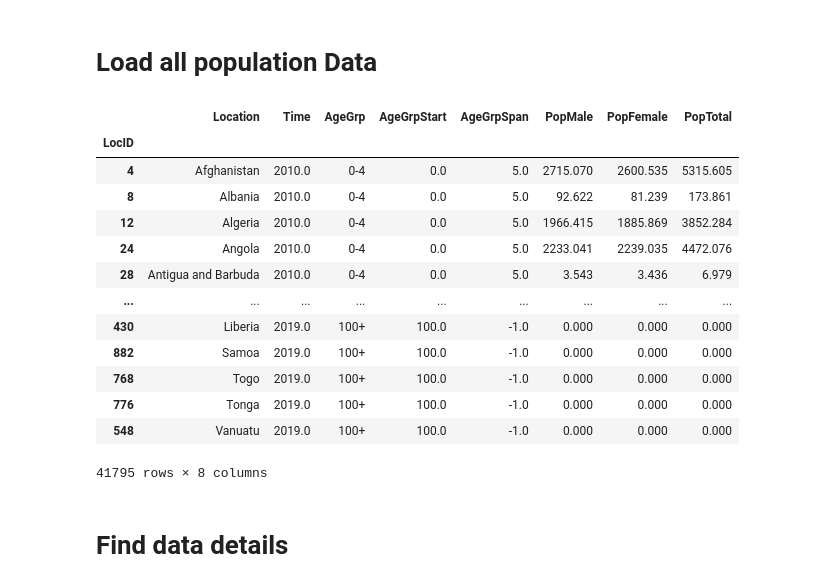
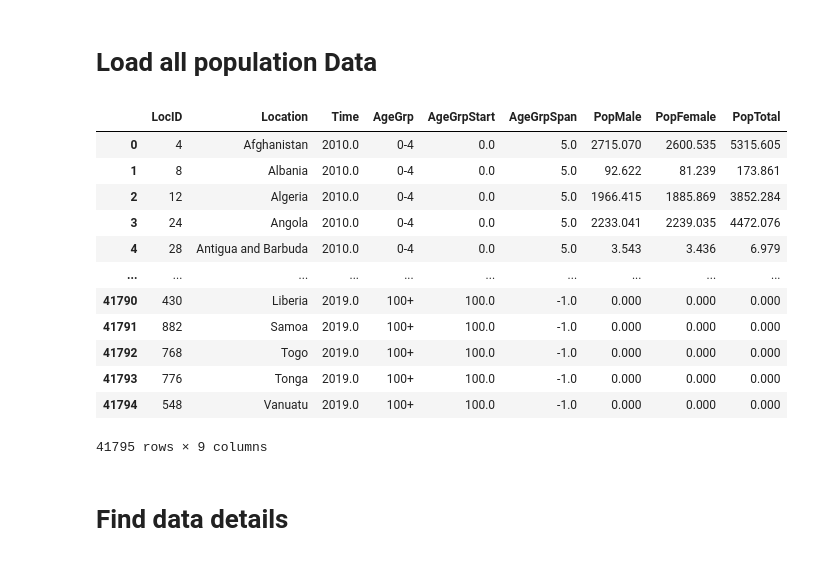
Before and after one commit to Sayali-hatwar/ETL_pandas_Task, a Jupyter notebook: population10-19.ipynb, the cells around one changed output. Cells and saved outputs as stored; diff of their text form; code cells hidden in the pictures.

Commit message:
Uploaded ETL processed population file

```diff
--- a/population10-19.ipynb
+++ b/population10-19.ipynb
@@ -3,24 +3,23 @@
 # %%
 import pandas as pd
 
-pop_2010_2019_df = pd.read_csv('population-2010-2019.csv',skiprows=1,header = 1,index_col=0)
+pop_2010_2019_df = pd.read_csv('population-2010-2019.csv',skiprows=1,header = 1)
 
 pop_2010_2019_df
 # %% [output]
-|  | Location | Time | AgeGrp | AgeGrpStart | AgeGrpSpan | PopMale | PopFemale | PopTotal |
-| LocID |  |  |  |  |  |  |  |  |
-| 4 | Afghanistan | 2010.0 | 0-4 | 0.0 | 5.0 | 2715.070 | 2600.535 | 5315.605 |
-| 8 | Albania | 2010.0 | 0-4 | 0.0 | 5.0 | 92.622 | 81.239 | 173.861 |
-| 12 | Algeria | 2010.0 | 0-4 | 0.0 | 5.0 | 1966.415 | 1885.869 | 3852.284 |
-| 24 | Angola | 2010.0 | 0-4 | 0.0 | 5.0 | 2233.041 | 2239.035 | 4472.076 |
-| 28 | Antigua and Barbuda | 2010.0 | 0-4 | 0.0 | 5.0 | 3.543 | 3.436 | 6.979 |
-| ... | ... | ... | ... | ... | ... | ... | ... | ... |
-| 430 | Liberia | 2019.0 | 100+ | 100.0 | -1.0 | 0.000 | 0.000 | 0.000 |
-| 882 | Samoa | 2019.0 | 100+ | 100.0 | -1.0 | 0.000 | 0.000 | 0.000 |
-| 768 | Togo | 2019.0 | 100+ | 100.0 | -1.0 | 0.000 | 0.000 | 0.000 |
-| 776 | Tonga | 2019.0 | 100+ | 100.0 | -1.0 | 0.000 | 0.000 | 0.000 |
-| 548 | Vanuatu | 2019.0 | 100+ | 100.0 | -1.0 | 0.000 | 0.000 | 0.000 |
+|  | LocID | Location | Time | AgeGrp | AgeGrpStart | AgeGrpSpan | PopMale | PopFemale | PopTotal |
+| 0 | 4 | Afghanistan | 2010.0 | 0-4 | 0.0 | 5.0 | 2715.070 | 2600.535 | 5315.605 |
+| 1 | 8 | Albania | 2010.0 | 0-4 | 0.0 | 5.0 | 92.622 | 81.239 | 173.861 |
+| 2 | 12 | Algeria | 2010.0 | 0-4 | 0.0 | 5.0 | 1966.415 | 1885.869 | 3852.284 |
+| 3 | 24 | Angola | 2010.0 | 0-4 | 0.0 | 5.0 | 2233.041 | 2239.035 | 4472.076 |
+| 4 | 28 | Antigua and Barbuda | 2010.0 | 0-4 | 0.0 | 5.0 | 3.543 | 3.436 | 6.979 |
+| ... | ... | ... | ... | ... | ... | ... | ... | ... | ... |
+| 41790 | 430 | Liberia | 2019.0 | 100+ | 100.0 | -1.0 | 0.000 | 0.000 | 0.000 |
+| 41791 | 882 | Samoa | 2019.0 | 100+ | 100.0 | -1.0 | 0.000 | 0.000 | 0.000 |
+| 41792 | 768 | Togo | 2019.0 | 100+ | 100.0 | -1.0 | 0.000 | 0.000 | 0.000 |
+| 41793 | 776 | Tonga | 2019.0 | 100+ | 100.0 | -1.0 | 0.000 | 0.000 | 0.000 |
+| 41794 | 548 | Vanuatu | 2019.0 | 100+ | 100.0 | -1.0 | 0.000 | 0.000 | 0.000 |
-41795 rows × 8 columns
+41795 rows × 9 columns
 # %% [markdown]
 # Find data details
 # %% [markdown]
```
Also changed, not shown: parts of 28 cells of this notebook, 7 other files.
